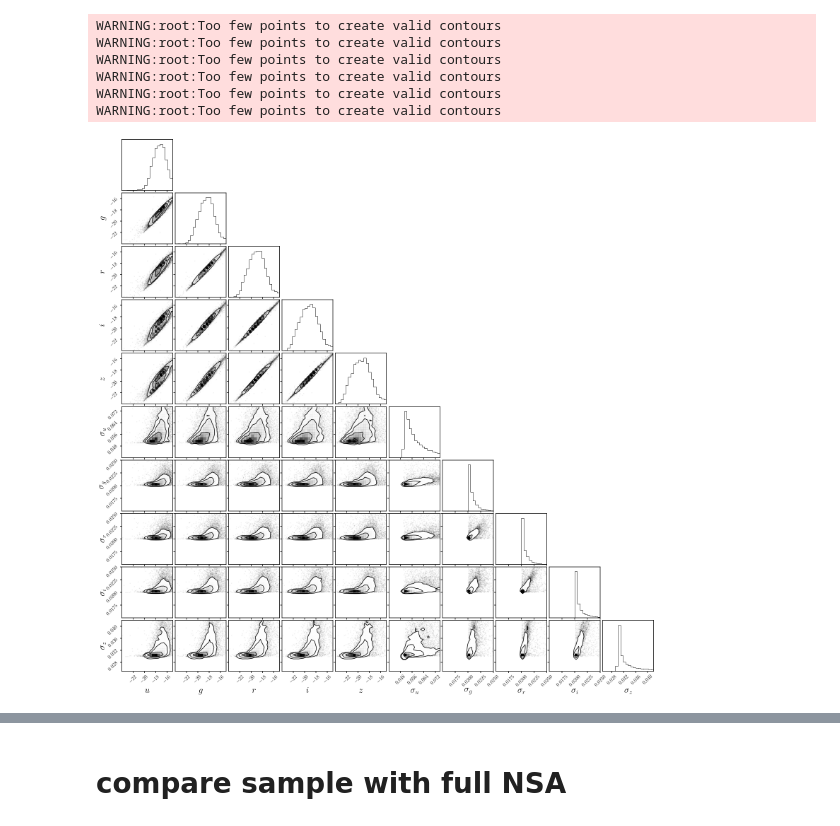
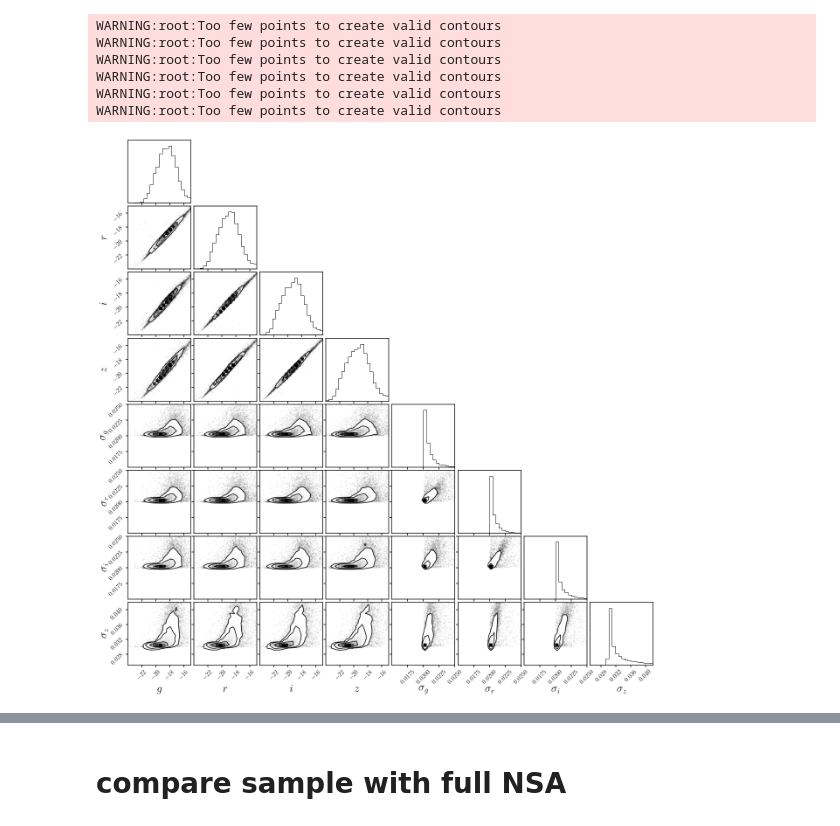
Before and after one commit to changhoonhahn/goleta, a Jupyter notebook: nb/nsa_cuts.ipynb, the cells around one changed output, grey strips where cells are left out. Saved outputs shown, nothing was run; the diff lists cells and outputs as text; code cells hidden in the pictures.

```diff
--- a/nb/nsa_cuts.ipynb
+++ b/nb/nsa_cuts.ipynb
@@ -26,8 +33,8 @@ mpl.rcParams['legend.frameon'] = False
 dat_dir = '/tigress/chhahn/goleta/'
 
 nsa = Table.read(os.path.join(dat_dir, 'nsa_v0_1_2.fits'))
-absmag_nsa = np.array(nsa['ABSMAG'].data)[:,2:] # u, g, r, i, z
-ivar_absmag_nsa = np.array(nsa['AMIVAR'].data)[:,2:]
+absmag_nsa = np.array(nsa['ABSMAG'].data)[:,3:] # g, r, i, z
+ivar_absmag_nsa = np.array(nsa['AMIVAR'].data)[:,3:]
 
 cuts = (nsa['Z'] < 0.05)
 # %%
@@ -35,15 +42,15 @@ mag_sig = np.concatenate([absmag_nsa, ivar_absmag_nsa**-0.5], axis=1)
 mag_sig = mag_sig[np.all(np.isfinite(mag_sig), axis=1) & cuts]
 # %%
 fig = DFM.corner(mag_sig[::10], color='k', hist_kwargs={'density': True},
-               range=[(-24, -15), (-24, -15), (-24, -15), (-24, -15), (-24, -15),
-                      (0.04, 0.075), (0.015, 0.025), (0.015, 0.025), (0.015, 0.025), (0.025, 0.042)],
-               labels=[r'$%s$' % b for b in ['u', 'g', 'r', 'i', 'z']] + [r'$\sigma_u$', r'$\sigma_g$', r'$\sigma_r$', r'$\sigma_i$', r'$\sigma_z$'],
+               range=[(-24, -15), (-24, -15), (-24, -15), (-24, -15),
+                      (0.015, 0.025), (0.015, 0.025), (0.015, 0.025), (0.025, 0.042)],
+               labels=[r'$%s$' % b for b in ['g', 'r', 'i', 'z']] + [r'$\sigma_g$', r'$\sigma_r$', r'$\sigma_i$', r'$\sigma_z$'],
                label_kwargs={'fontsize': 25})
 # %% [output]
 WARNING:root:Too few points to create valid contours
 WARNING:root:Too few points to create valid contours
 WARNING:root:Too few points to create valid contours
 WARNING:root:Too few points to create valid contours
 WARNING:root:Too few points to create valid contours
 WARNING:root:Too few points to create valid contours
-[figure, old version]
+[figure, new version]
```
Also changed, not shown: parts of 28 cells of this notebook, 1 other file.
